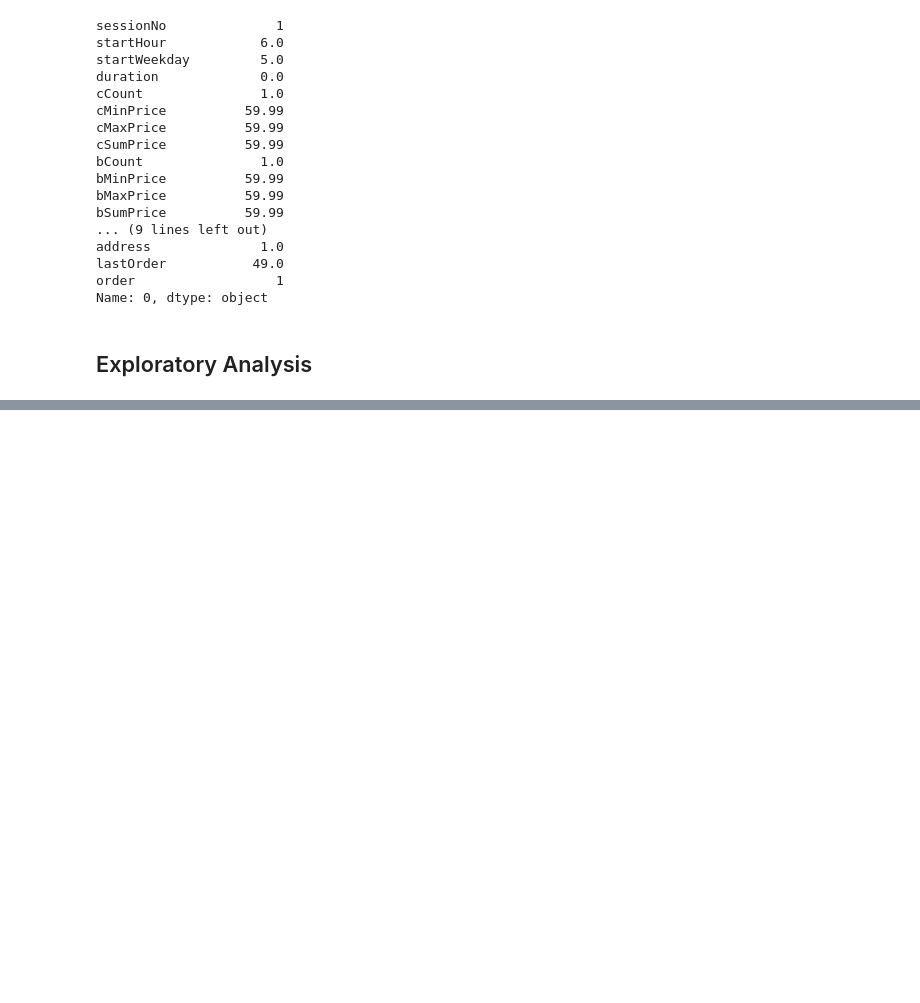
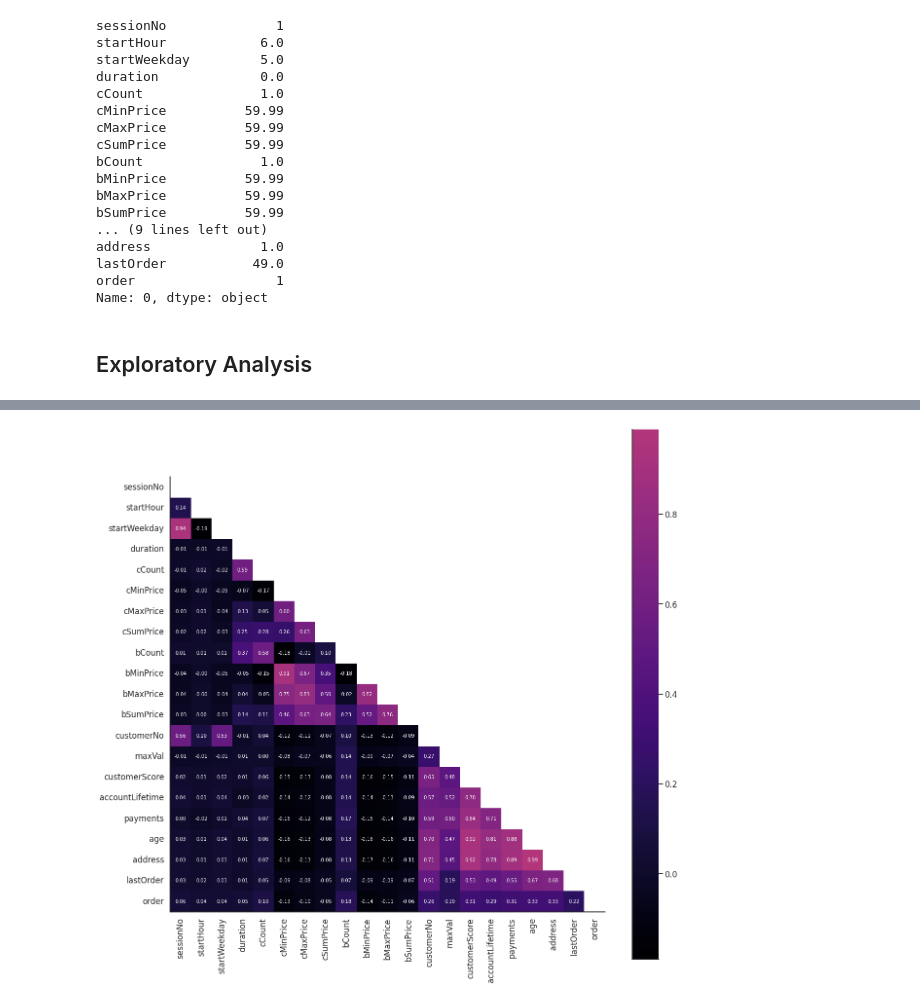
Before and after one commit to elvyna/udacity-aws-mle-nanodegree, a Jupyter notebook: project05-capstone/notebook/00-data-understanding.ipynb, the cells around one changed output, grey strips where cells are left out. Saved outputs shown, nothing was run; the diff lists cells and outputs as text; code cells hidden in the pictures; blank space fills up the shorter version.

```diff
--- a/project05-capstone/notebook/00-data-understanding.ipynb
+++ b/project05-capstone/notebook/00-data-understanding.ipynb
@@ -278,0 +299,29 @@ for column_of_interest in columns_of_interest:
+# %%
+selected_column_list = [
+    "sessionNo","startHour","startWeekday","duration",
+    "cCount","cMinPrice","cMaxPrice","cSumPrice",
+    "bCount","bMinPrice","bMaxPrice","bSumPrice",
+    "onlineStatus","customerNo","maxVal","customerScore","accountLifetime",
+    "payments","age","address","lastOrder","order"
+]
+
+## create mask to hide upper triangle
+mask = np.zeros_like(df_train[selected_column_list].corr())
+mask[np.triu_indices_from(mask)] = True
+
+with sns.axes_style("white"):
+    f, ax = plt.subplots(figsize=(20,20))
+    sns.heatmap(
+        df_train[selected_column_list].corr(),
+        mask=mask,
+        center=True,
+        annot=True,
+        annot_kws={'size': 10},
+        fmt='.2f',
+        square=True,
+        cmap='magma',
+        ax=ax
+    )
+    sns.despine();
+# %% [output]
+[figure, added]
```
Also changed, not shown: parts of 6 cells of this notebook.
